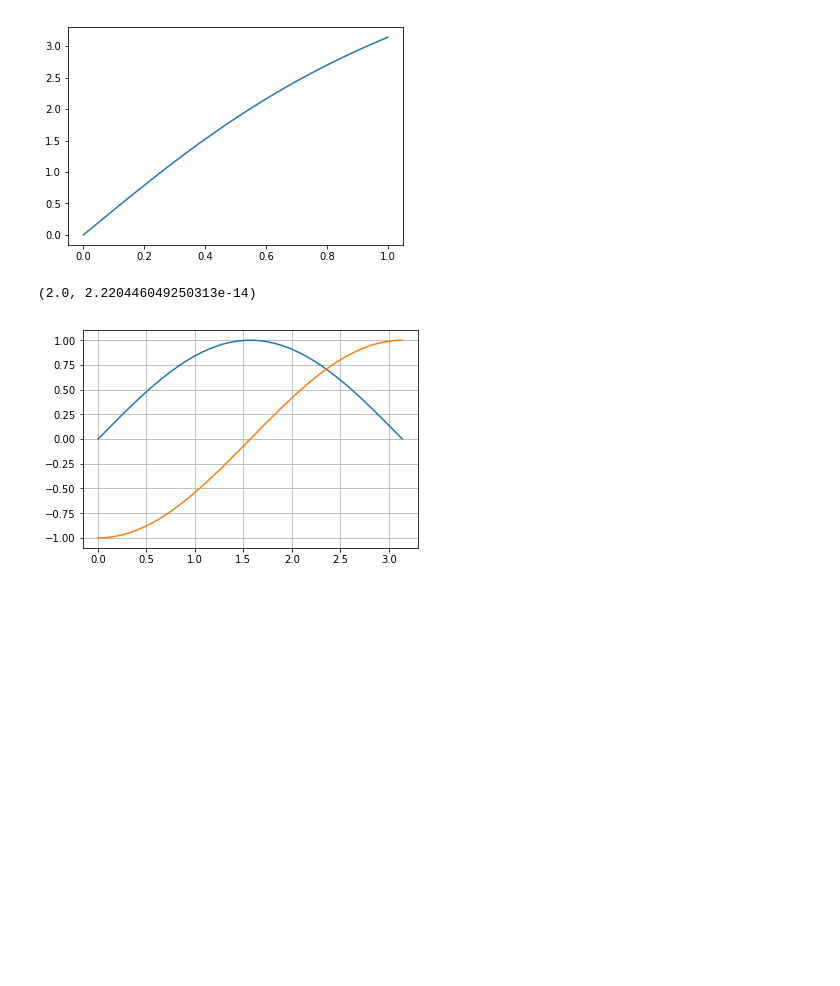
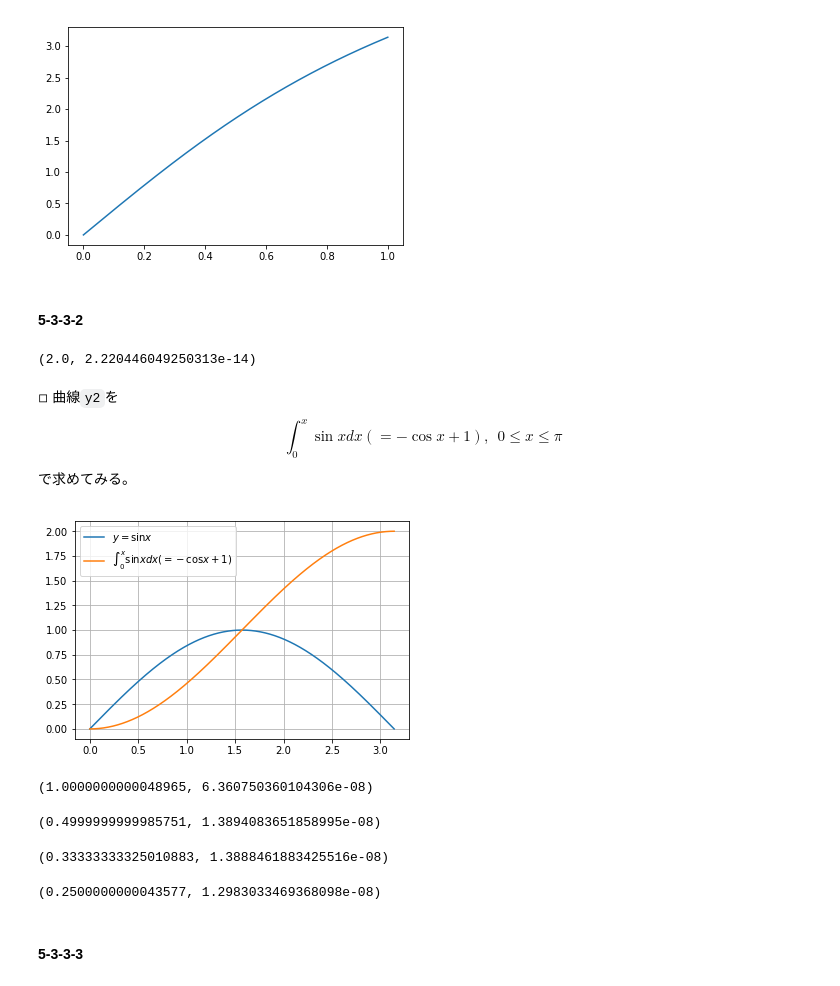
Before and after one commit to doppelgenkan/data-scientist, a Jupyter notebook: chap5/chap5-3-3.ipynb, the cells around one changed output. Saved outputs shown, nothing was run; the diff lists cells and outputs as text; code cells hidden in the pictures; blank space fills up the shorter version.

```diff
--- a/chap5/chap5-3-3.ipynb
+++ b/chap5/chap5-3-3.ipynb
@@ -16,16 +26,25 @@ plt.plot(np.arange(0, 1.000001, 0.00001), y1)
 # %% [output]
 [<matplotlib.lines.Line2D at 0x...>]
 [figure]
+# %% [markdown]
+#### 5-3-3-2
 # %%
 integrate.quad(np.sin, 0, np.pi)
 # %% [output]
 (2.0, 2.220446049250313e-14)
+# %% [markdown]
+◽︎ 曲線`y2`を
+$$
+\int_{0}^{x}\sin x dx( =-\cos x + 1), \ \ 0 \leq x \leq \pi
+$$
+で求めてみる。
 # %%
-y2 = np.array([integrate.quad(np.sin, 0, x)[0] for x in np.arange(0, np.pi+0.000001, 0.00001)])
+y2 = np.array([integrate.quad(np.sin, 0, x)[0] for x in np.arange(0, np.pi+0.0001, 0.0001)])
 # %%
-x2 = np.arange(0, np.pi+0.000001, 0.00001)
+x2 = np.arange(0, np.pi+0.0001, 0.0001)
 plt.plot(x2, np.sin(x2))
-plt.plot(x2, y2-1)
+plt.plot(x2, y2)
+plt.legend(['$y=\sin x$', '$\int_{0}^{x}\sin x dx( =-\cos x + 1)$'])
 plt.grid()
 # %% [output]
-[figure, old version]
+[figure, new version]
@@ -31,0 +55,18 @@ plt.grid()
+# %%
+I(1)
+# %% [output]
+(1.0000000000048965, 6.360750360104306e-08)
+# %%
+I(2)
+# %% [output]
+(0.4999999999985751, 1.3894083651858995e-08)
+# %%
+I(3)
+# %% [output]
+(0.33333333325010883, 1.3888461883425516e-08)
+# %%
+I(4)
+# %% [output]
+(0.2500000000043577, 1.2983033469368098e-08)
+# %% [markdown]
+#### 5-3-3-3
```
Also changed, not shown: parts of 13 cells of this notebook.
